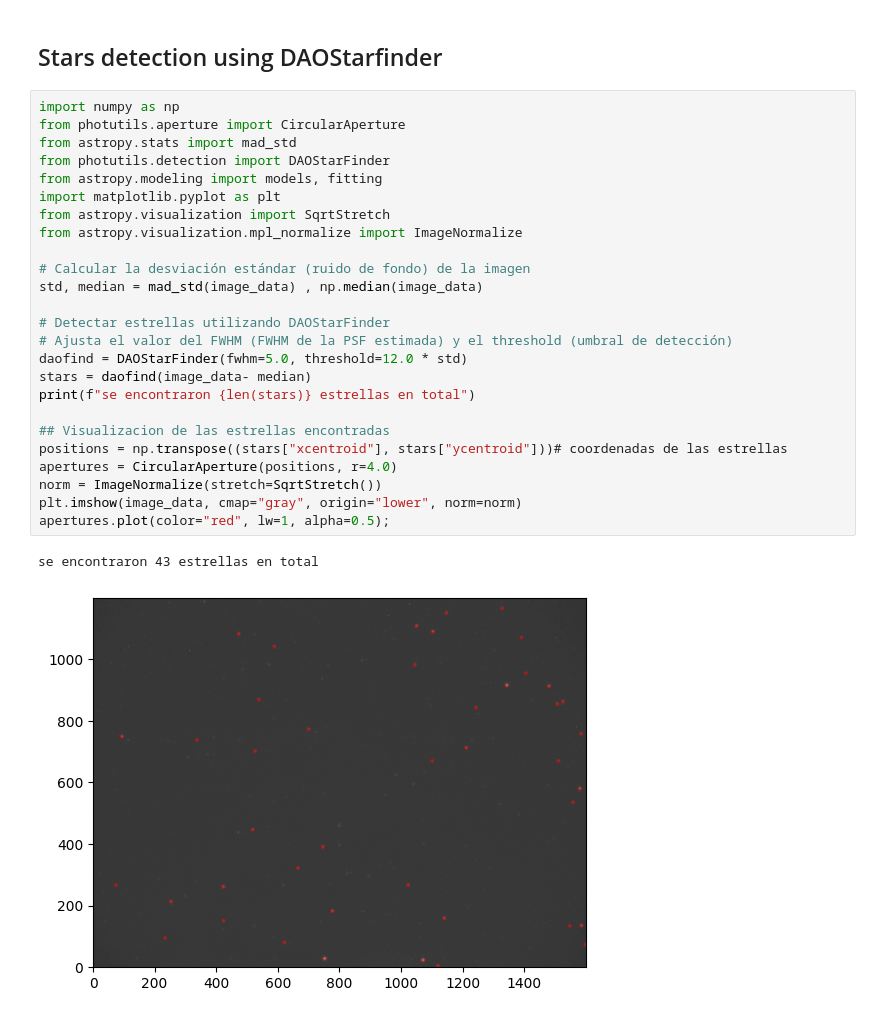
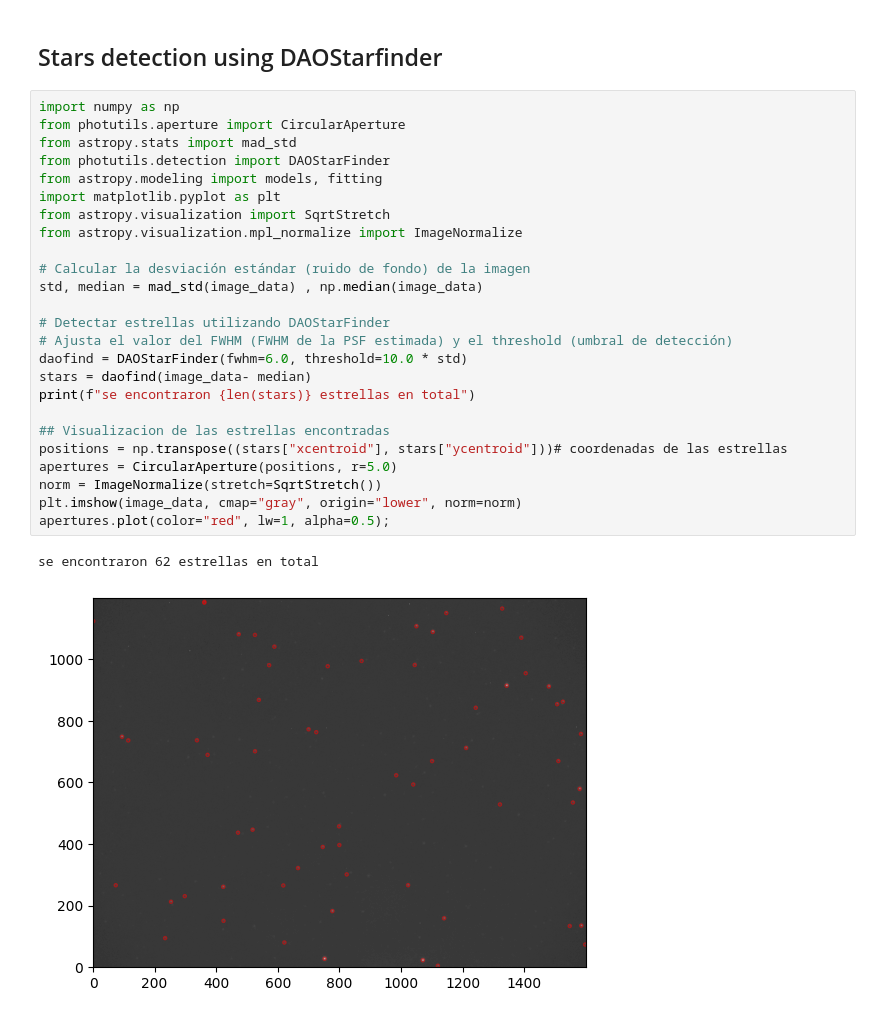
Before and after one commit to juagudeloo/Seeing-OAN, a Jupyter notebook: Eduardo_field_stars_diameter.ipynb, the cells around one changed output. Saved outputs shown, nothing was run; the diff lists cells and outputs as text.

```diff
--- a/Eduardo_field_stars_diameter.ipynb
+++ b/Eduardo_field_stars_diameter.ipynb
@@ -94,28 +186,28 @@ Coordenadas centrales: <SkyCoord (FK5: equinox=2000.0): (ra, dec) in deg
 # %%
 import numpy as np
 from photutils.aperture import CircularAperture
 from astropy.stats import mad_std
 from photutils.detection import DAOStarFinder
 from astropy.modeling import models, fitting
 import matplotlib.pyplot as plt
 from astropy.visualization import SqrtStretch
 from astropy.visualization.mpl_normalize import ImageNormalize
 
 # Calcular la desviación estándar (ruido de fondo) de la imagen
 std, median = mad_std(image_data) , np.median(image_data)
 
 # Detectar estrellas utilizando DAOStarFinder
 # Ajusta el valor del FWHM (FWHM de la PSF estimada) y el threshold (umbral de detección)
-daofind = DAOStarFinder(fwhm=5.0, threshold=12.0 * std)
+daofind = DAOStarFinder(fwhm=6.0, threshold=10.0 * std)
 stars = daofind(image_data- median)
 print(f"se encontraron {len(stars)} estrellas en total")
 
 ## Visualizacion de las estrellas encontradas
 positions = np.transpose((stars["xcentroid"], stars["ycentroid"]))# coordenadas de las estrellas
-apertures = CircularAperture(positions, r=4.0)
+apertures = CircularAperture(positions, r=5.0)
 norm = ImageNormalize(stretch=SqrtStretch())
 plt.imshow(image_data, cmap="gray", origin="lower", norm=norm)
 apertures.plot(color="red", lw=1, alpha=0.5);
 # %% [output]
-se encontraron 43 estrellas en total
+se encontraron 62 estrellas en total
-[figure, old version]
+[figure, new version]
```
Also changed, not shown: parts of 9 cells of this notebook.
